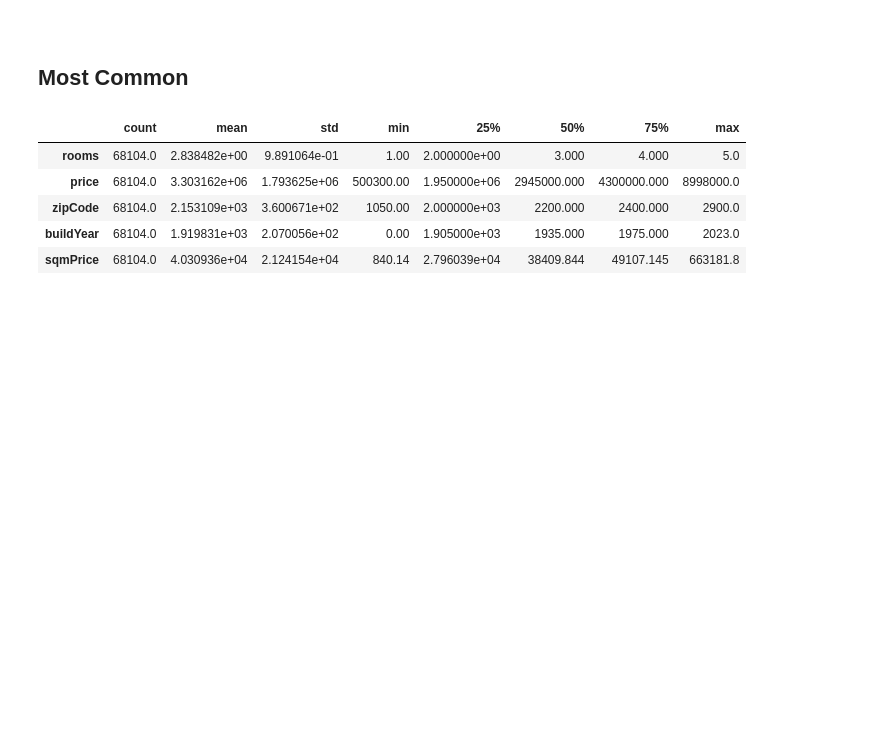
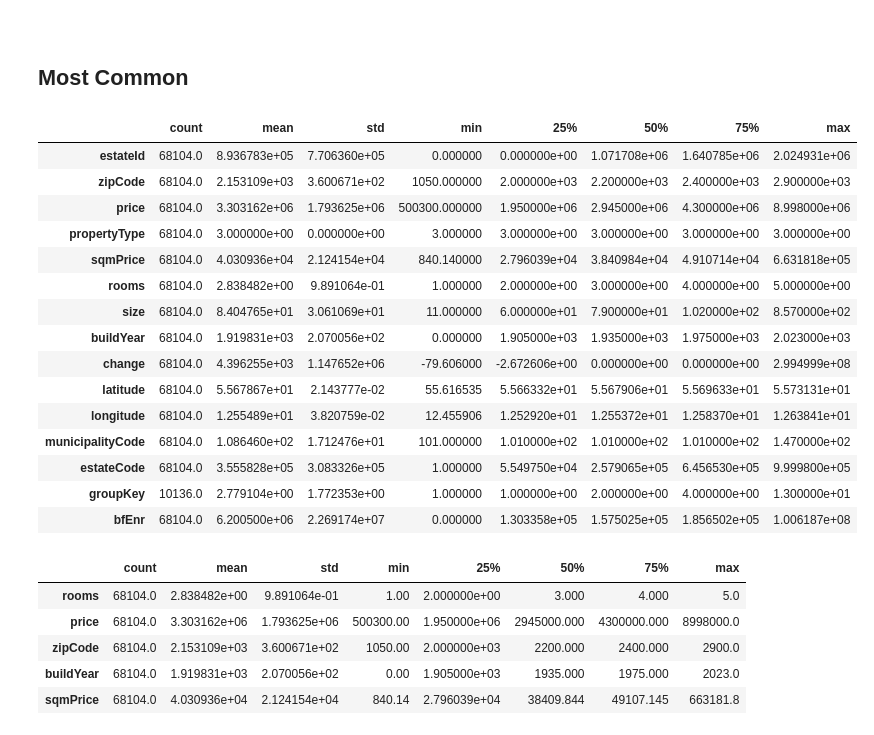
Before and after one commit to Pelvig1999/apartements, a Jupyter notebook: notebooks/data.ipynb, the cells around one changed output. Cells and saved outputs as stored; diff of their text form; code cells hidden in the pictures; blank space fills up the shorter version.

```diff
--- a/notebooks/data.ipynb
+++ b/notebooks/data.ipynb
@@ -243,6 +246,25 @@ Report SWEETVIZ_REPORT.html was generated! NOTEBOOK/COLAB USERS: the web browser
 <br>
 
 ## Most Common
+# %%
+alm_salg_df.describe().T
+# %% [output]
+|  | count | mean | std | min | 25% | 50% | 75% | max |
+| estateId | 68104.0 | 8.936783e+05 | 7.706360e+05 | 0.000000 | 0.000000e+00 | 1.071708e+06 | 1.640785e+06 | 2.024931e+06 |
+| zipCode | 68104.0 | 2.153109e+03 | 3.600671e+02 | 1050.000000 | 2.000000e+03 | 2.200000e+03 | 2.400000e+03 | 2.900000e+03 |
+| price | 68104.0 | 3.303162e+06 | 1.793625e+06 | 500300.000000 | 1.950000e+06 | 2.945000e+06 | 4.300000e+06 | 8.998000e+06 |
+| propertyType | 68104.0 | 3.000000e+00 | 0.000000e+00 | 3.000000 | 3.000000e+00 | 3.000000e+00 | 3.000000e+00 | 3.000000e+00 |
+| sqmPrice | 68104.0 | 4.030936e+04 | 2.124154e+04 | 840.140000 | 2.796039e+04 | 3.840984e+04 | 4.910714e+04 | 6.631818e+05 |
+| rooms | 68104.0 | 2.838482e+00 | 9.891064e-01 | 1.000000 | 2.000000e+00 | 3.000000e+00 | 4.000000e+00 | 5.000000e+00 |
+| size | 68104.0 | 8.404765e+01 | 3.061069e+01 | 11.000000 | 6.000000e+01 | 7.900000e+01 | 1.020000e+02 | 8.570000e+02 |
+| buildYear | 68104.0 | 1.919831e+03 | 2.070056e+02 | 0.000000 | 1.905000e+03 | 1.935000e+03 | 1.975000e+03 | 2.023000e+03 |
+| change | 68104.0 | 4.396255e+03 | 1.147652e+06 | -79.606000 | -2.672606e+00 | 0.000000e+00 | 0.000000e+00 | 2.994999e+08 |
+| latitude | 68104.0 | 5.567867e+01 | 2.143777e-02 | 55.616535 | 5.566332e+01 | 5.567906e+01 | 5.569633e+01 | 5.573131e+01 |
+| longitude | 68104.0 | 1.255489e+01 | 3.820759e-02 | 12.455906 | 1.252920e+01 | 1.255372e+01 | 1.258370e+01 | 1.263841e+01 |
+| municipalityCode | 68104.0 | 1.086460e+02 | 1.712476e+01 | 101.000000 | 1.010000e+02 | 1.010000e+02 | 1.010000e+02 | 1.470000e+02 |
+| estateCode | 68104.0 | 3.555828e+05 | 3.083326e+05 | 1.000000 | 5.549750e+04 | 2.579065e+05 | 6.456530e+05 | 9.999800e+05 |
+| groupKey | 10136.0 | 2.779104e+00 | 1.772353e+00 | 1.000000 | 1.000000e+00 | 2.000000e+00 | 4.000000e+00 | 1.300000e+01 |
+| bfEnr | 68104.0 | 6.200500e+06 | 2.269174e+07 | 0.000000 | 1.303358e+05 | 1.575025e+05 | 1.856502e+05 | 1.006187e+08 |
 # %%
 alm_salg_df[['rooms','price','zipCode','buildYear','sqmPrice']].describe().T
 # %% [output]
```
Also changed, not shown: parts of 20 cells of this notebook, 1 other file.
